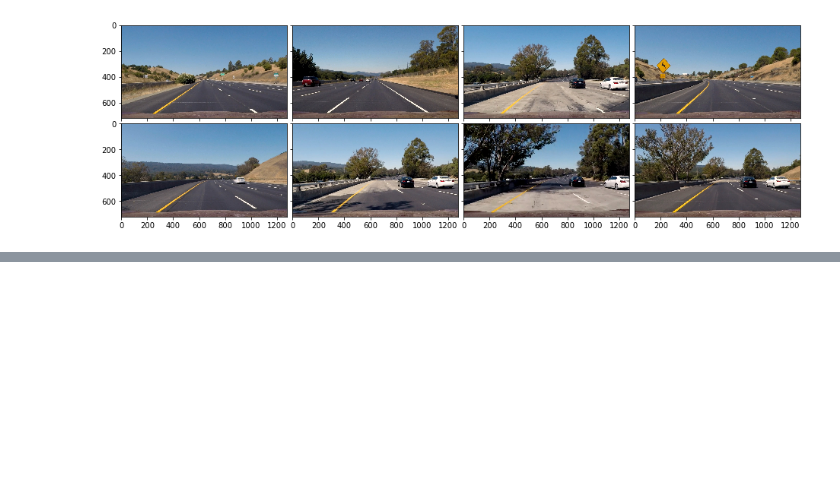
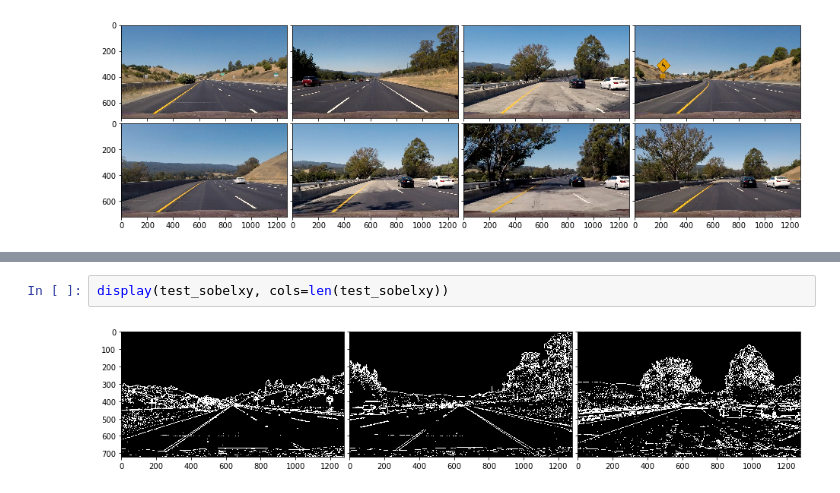
Before and after one commit to norman-thomas/CarND-Advanced-Lane-Lines, a Jupyter notebook: Advanced Lane Lines.ipynb, the cells around one changed output, grey strips where cells are left out. Cells and saved outputs as stored; diff of their text form; blank space fills up the shorter version.

```diff
--- a/Advanced Lane Lines.ipynb
+++ b/Advanced Lane Lines.ipynb
@@ -111,0 +131,4 @@ display(test_images, cols=len(test_images)//2)
+# %%
+display(test_sobelxy, cols=len(test_sobelxy))
+# %% [output]
+[figure, added]
```
Also changed, not shown: parts of 6 cells of this notebook.
